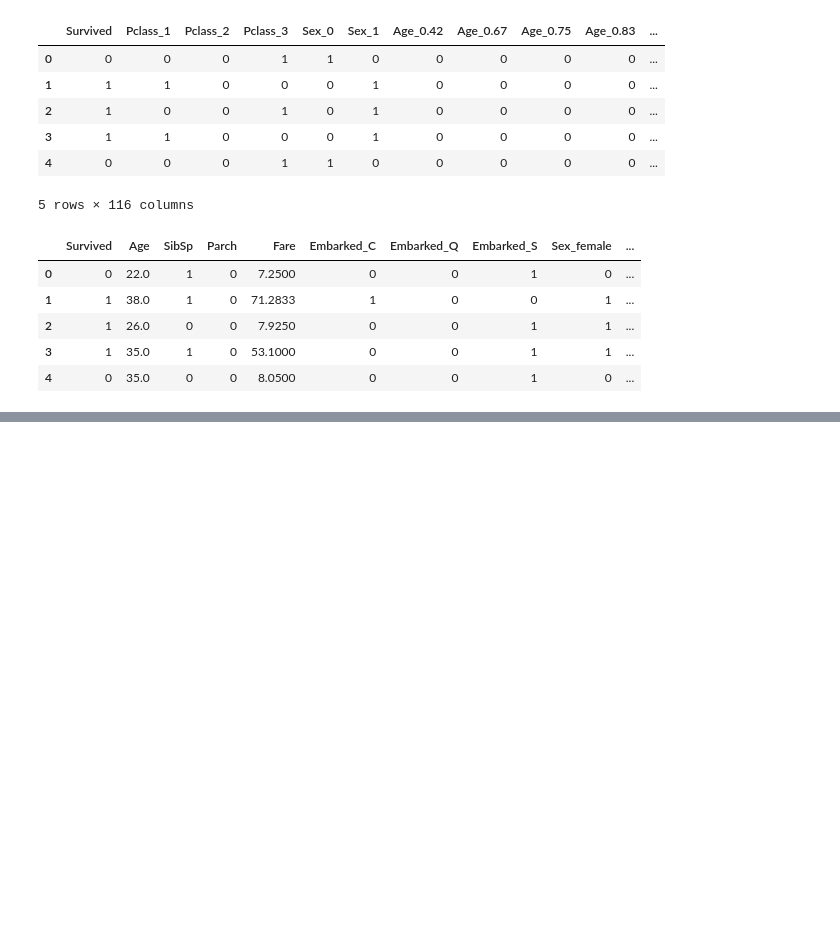
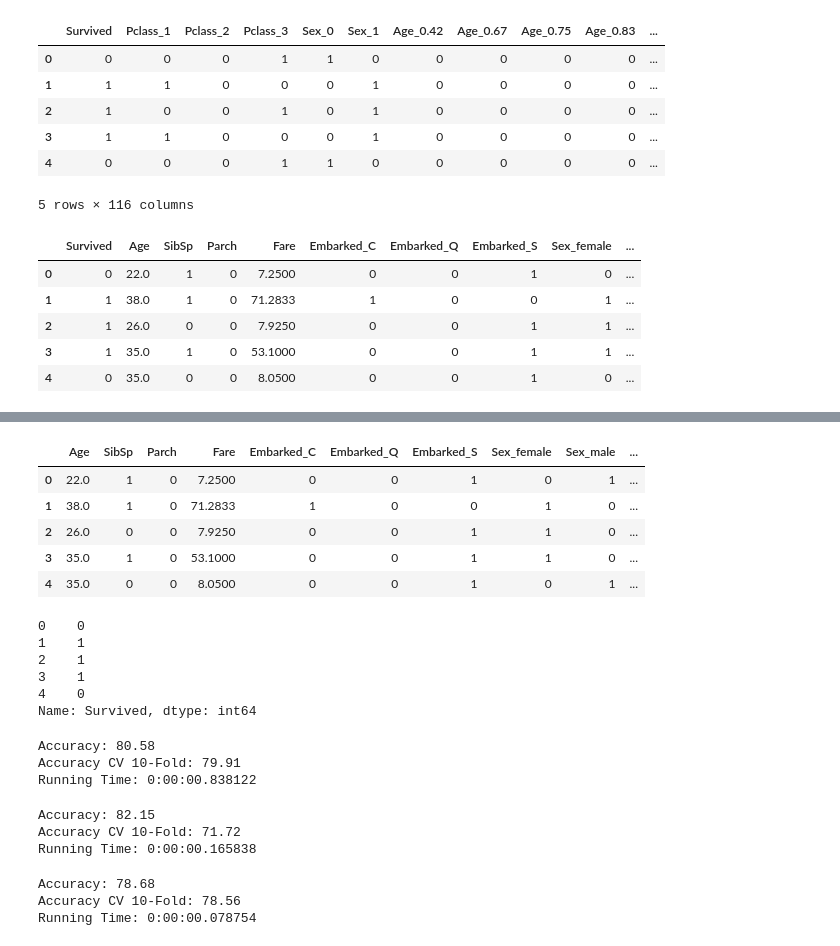
Before and after one commit to abhivadali13/titanic-ML, a Jupyter notebook: titanic_script.ipynb, the cells around one changed output, grey strips where cells are left out. Drawn from its saved outputs; the diff is of its cells as text; code cells hidden in the pictures; blank space fills up the shorter version.

Commit message:
ran linear regression, knn, gaussian naive bayes, and decision tree classification algorithms

```diff
--- a/titanic_script.ipynb
+++ b/titanic_script.ipynb
@@ -700,0 +552,3 @@ labelencoder = LabelEncoder()
+# %%
+#selecting the dataframe we would like to use for predictions
+selected_dataframe = df_cont_encoded
@@ -700,0 +565,24 @@ labelencoder = LabelEncoder()
+# %%
+#splitting the selected dataframe into labels and data
+X_train = selected_dataframe.drop('Survived', axis = 1)
+Y_train = selected_dataframe['Survived']
+# %%
+#viewing the data without labels
+X_train.head()
+# %% [output]
+|  | Age | SibSp | Parch | Fare | Embarked_C | Embarked_Q | Embarked_S | Sex_female | Sex_male | ... |
+| 0 | 22.0 | 1 | 0 | 7.2500 | 0 | 0 | 1 | 0 | 1 | ... |
+| 1 | 38.0 | 1 | 0 | 71.2833 | 1 | 0 | 0 | 1 | 0 | ... |
+| 2 | 26.0 | 0 | 0 | 7.9250 | 0 | 0 | 1 | 1 | 0 | ... |
+| 3 | 35.0 | 1 | 0 | 53.1000 | 0 | 0 | 1 | 1 | 0 | ... |
+| 4 | 35.0 | 0 | 0 | 8.0500 | 0 | 0 | 1 | 0 | 1 | ... |
+# %%
+#viewing the labels
+Y_train.head()
+# %% [output]
+0    0
+1    1
+2    1
+3    1
+4    0
+Name: Survived, dtype: int64
@@ -700,0 +602,45 @@ labelencoder = LabelEncoder()
+# %%
+#logistic regression
+start_time = time.time()
+train_prediction_logistic_regression, accuracy_logistic_regression, accuracy_cv_logistic_regression = fit_ml_algorithm(LogisticRegression(max_iter=1000),
+                                                               X_train,
+                                                               Y_train,
+                                                                    10)
+log_time = (time.time() - start_time)
+print("Accuracy: %s" % accuracy_logistic_regression)
+print("Accuracy CV 10-Fold: %s" % accuracy_cv_logistic_regression)
+print("Running Time: %s" % datetime.timedelta(seconds=log_time))
+# %% [output]
+Accuracy: 80.58
+Accuracy CV 10-Fold: 79.91
+Running Time: 0:00:00.838122
+# %%
+#k-nearest-neighbors
+start_time = time.time()
+train_prediction_knn, accuracy_knn, accuracy_cv_knn = fit_ml_algorithm(KNeighborsClassifier(),
+                                                               X_train,
+                                                               Y_train,
+                                                                    10)
+knn_time = (time.time() - start_time)
+print("Accuracy: %s" % accuracy_knn)
+print("Accuracy CV 10-Fold: %s" % accuracy_cv_knn)
+print("Running Time: %s" % datetime.timedelta(seconds=knn_time))
+# %% [output]
+Accuracy: 82.15
+Accuracy CV 10-Fold: 71.72
+Running Time: 0:00:00.165838
+# %%
+#gaussian naive bayes
+start_time = time.time()
+train_prediction_gaussian_nb, accuracy_gaussian_nb, accuracy_cv_gaussian_nb = fit_ml_algorithm(GaussianNB(),
+                                                               X_train,
+                                                               Y_train,
+                                                                    10)
+gaussian_nb_time = (time.time() - start_time)
+print("Accuracy: %s" % accuracy_gaussian_nb)
+print("Accuracy CV 10-Fold: %s" % accuracy_cv_gaussian_nb)
+print("Running Time: %s" % datetime.timedelta(seconds=gaussian_nb_time))
+# %% [output]
+Accuracy: 78.68
+Accuracy CV 10-Fold: 78.56
+Running Time: 0:00:00.078754
```
Also changed, not shown: parts of 23 cells of this notebook.
